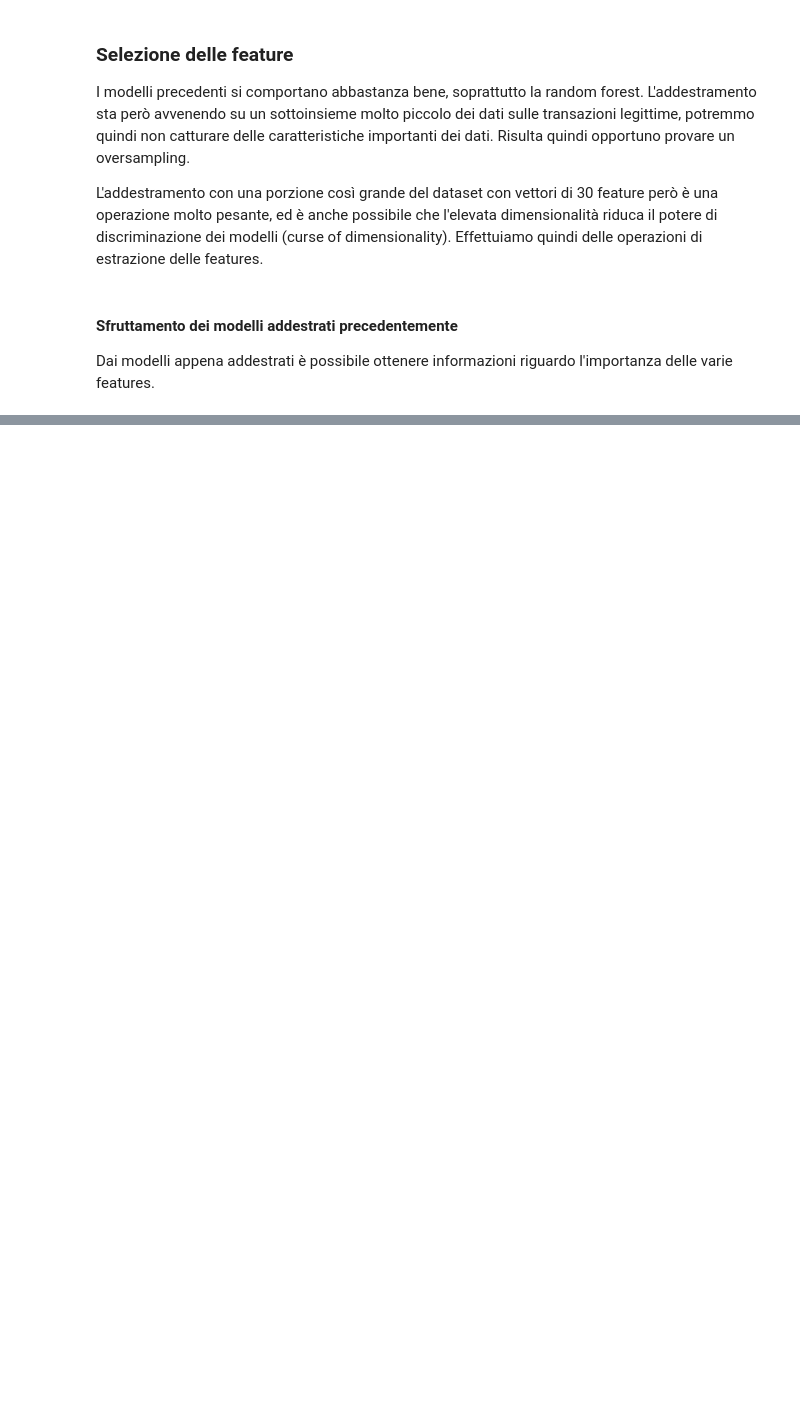
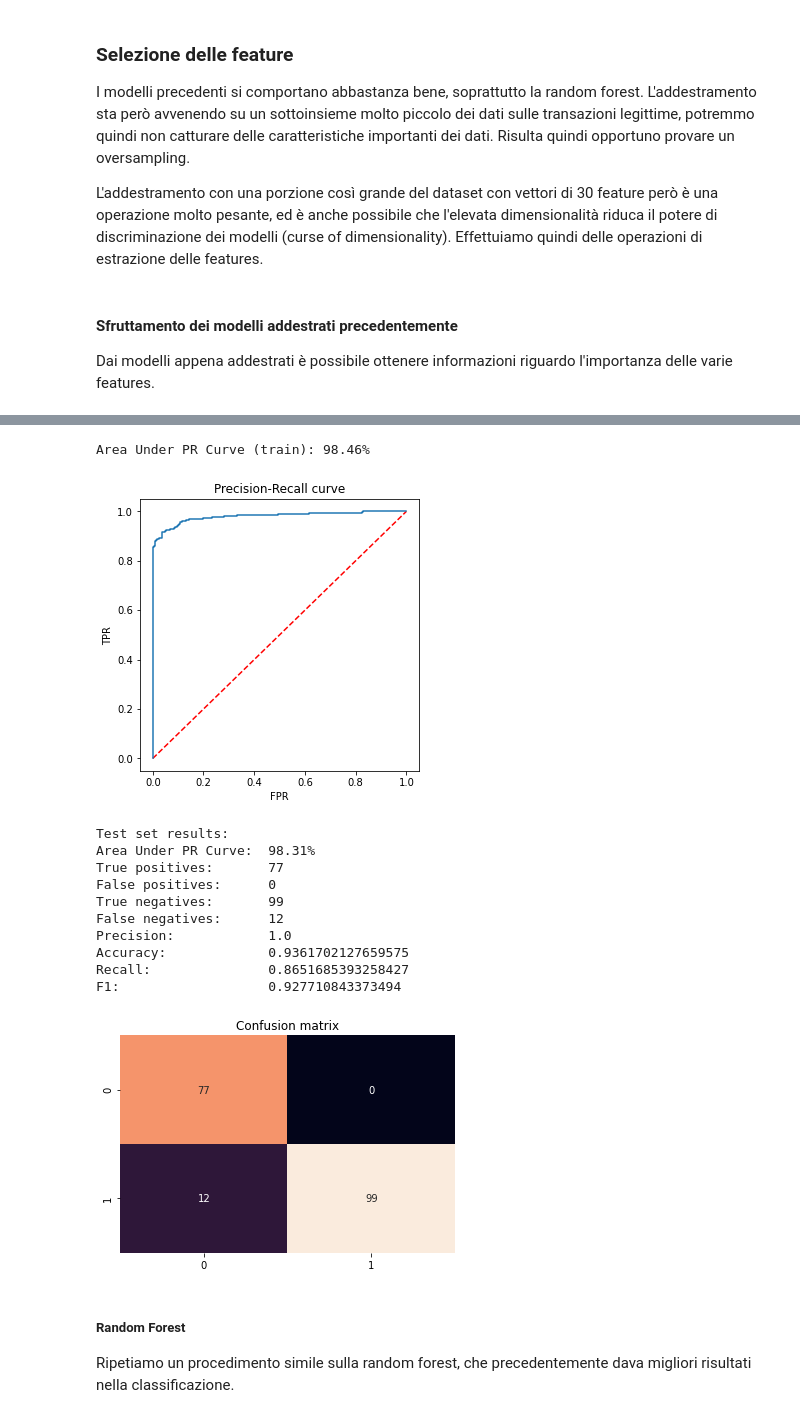
Before and after one commit to Andrea-Augello/Credit-Card-Fraud-Detection, a Jupyter notebook: CardFraud.ipynb, the cells around one changed output, grey strips where cells are left out. Saved outputs shown, nothing was run; the diff lists cells and outputs as text; code cells hidden in the pictures; blank space fills up the shorter version.

```diff
--- a/CardFraud.ipynb
+++ b/CardFraud.ipynb
@@ -464,3 +628,55 @@ Dai modelli appena addestrati è possibile ottenere informazioni riguardo l'impo
+# %%
+train, test = undersample_split(fraud, legit)
+
+
+labelIndexer = StringIndexer(inputCol='Class',outputCol='Class_index').fit(train)
+
+assembler = VectorAssembler().setInputCols(["V21", "V14", "V2", "V4",
+                                            "V11", "V23", "V10" ])\
+  .setOutputCol("features")
+scaler = MinMaxScaler().setMin(0).setMax(1).setInputCol("features") \
+  .setOutputCol("scaled_features")
+linearSVC = LinearSVC().setFeaturesCol("scaled_features") \
+  .setLabelCol("Class")
+labelConverter = IndexToString(inputCol='prediction',outputCol='predictedLabel')\
+  .setLabels(labelIndexer.labels)
+
+pipeline = Pipeline().setStages([assembler, \
+                                scaler, \
+                                linearSVC,\
+                                labelConverter])
+
+# Generiamo la griglia
+paramGrid = ParamGridBuilder().addGrid(linearSVC.regParam, [0.1, 0.2, 0.5])\
+                              .addGrid(linearSVC.maxIter, [20,50,100,200])\
+                              .build()
+# %%
+cv = CrossValidator().setEstimator(pipeline)\
+                     .setEvaluator(evaluator)\
+                     .setEstimatorParamMaps(paramGrid)\
+                     .setNumFolds(10)
+
+cvModel_svm_reduced = cv.fit(train)
+# %%
+evaluate_model(cvModel_svm_reduced, train, test)
+# %% [output]
+Area Under PR Curve (train): 98.46%
+[figure, added]
+Test set results:
+Area Under PR Curve:  98.31%
+True positives:       77
+False positives:      0
+True negatives:       99
+False negatives:      12
+Precision:            1.0
+Accuracy:             0.9361702127659575
+Recall:               0.8651685393258427
+F1:                   0.927710843373494
+[figure, added]
+# %% [markdown]
+##### **Random Forest**
+
+Ripetiamo un procedimento simile sulla random forest, che precedentemente dava migliori risultati nella classificazione.
 # %%
 cvModel_random_forest.bestModel.stages[2].featureImportances
 # %% [output]
```
Also changed, not shown: parts of 34 cells of this notebook.
